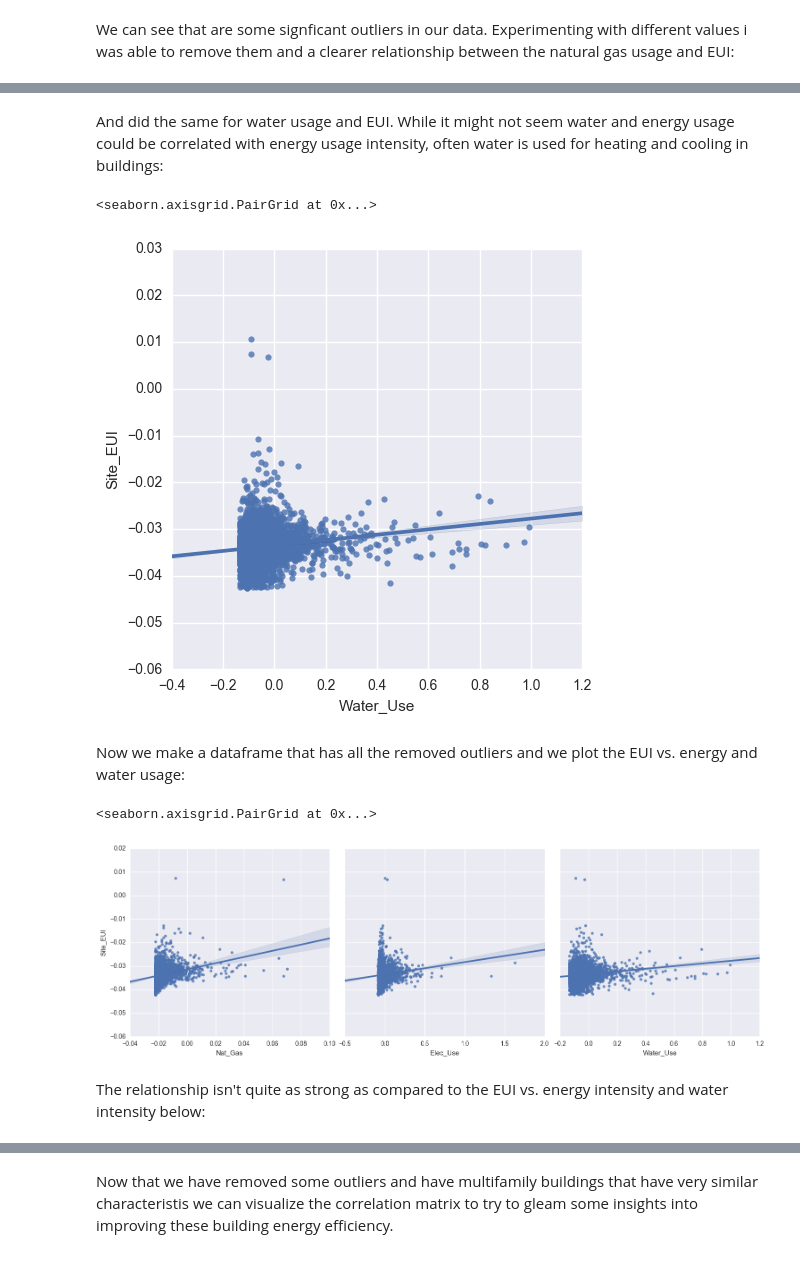
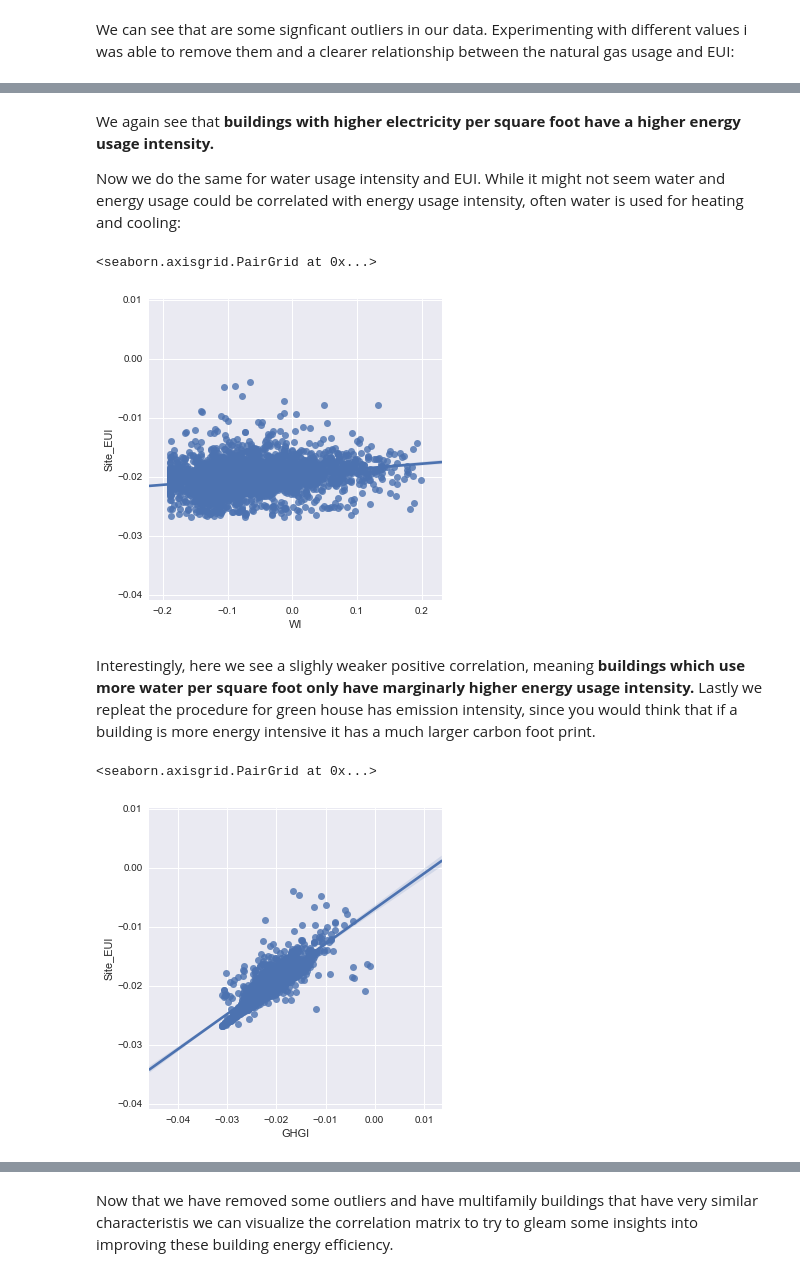
Before and after one commit to mdh266/NYCBuildingEnergyUse, a Jupyter notebook: Local_Law_84_Analysis.ipynb, the cells around one changed output, grey strips where cells are left out. Cells and saved outputs as stored; diff of their text form; code cells hidden in the pictures.

```diff
--- a/Local_Law_84_Analysis.ipynb
+++ b/Local_Law_84_Analysis.ipynb
@@ -36,10 +42,19 @@ As mentioned before this data was rather messy, I created functions to clean the
 # %%
-## import pandas as pd
+import pandas as pd
 import matplotlib.pyplot as plt
 import seaborn as sns
 %matplotlib inline
-from Cleaning_Functions import *
-from Plotting_Functions import *
+sns.set()
+from Cleaning_Functions import (initial_clean,
+                                convert_GeoPandas_to_Bokeh_format,
+                                group_property_types)
 
-df_2016 = pd.read_excel("nyc_benchmarking_disclosure_data_reported_in_2016.xlsx")
+from Plotting_Functions import plot_years_built, make_interactive_cloropleth_map
+
+# Here we specifify a few data types as integers while reading in the Excel
+df_2016 = pd.read_excel("data/nyc_benchmarking_disclosure_data_reported_in_2016.xlsx",
+                       converters={'Street Number':int,
+                                   'Zip Code':int,
+                                   'Year Build':int,
+                                   'ENERGY STAR Score':int})
 # %% [markdown]
@@ -285,15 +300,14 @@ We can see again, large variations in the energy data, with most of it being bet
 
 Now let's take a look at how the performance features relate to by plotting the correlation matrix. But first since we have so much missing data, let's take at the total number of multifamily buildings and the number of multifamily buildings without missing data.
 # %%
-cols_to_drop = ['BBL','BINs','Street_Number','Street_Name',
-                'Zip_Code', 'Borough','Benchmarking_Status',
-                'Property_Type', 'Occupancy']
+cols_to_drop = ['BBL','BINs','Street_Number','Street_Name', 'Occupancy',
+                'Borough','Benchmarking_Status','Property_Type']
 
 X = Multifamily_Buildings.drop(cols_to_drop,axis=1)
 X_clean = X.dropna()
 
-print "Total Multifamily Buildings: " + str(X.shape[0])
-print "Total Multifamily Buildings without missing data: " + str(X_clean.shape[0])
+print("Total Multifamily Buildings: {}".format(X.shape[0]))
+print("Total Multifamily Buildings without missing data: {}".format(X_clean.shape[0]))
 # %% [output]
 Total Multifamily Buildings: 8699
 Total Multifamily Buildings without missing data: 4407
@@ -321,0 +351,5 @@ The previously mentioned correlations are now stronger, but still too weak a cor
+# %%
+X_s_clean = X_s_clean.drop("Zip_Code",axis=1)\
+                     .merge(X_clean[['Zip_Code']],
+                           left_index=True,
+                           right_index=True)
@@ -361,33 +395,28 @@ sns.pairplot(X_s_Elec_Use,
 # %% [markdown]
-And did the same for water usage and EUI.  While it might not seem water and energy usage could be correlated with energy usage intensity, often water is used for heating and cooling in buildings:
+We again see that **buildings with higher electricity per square foot have a higher energy usage intensity.**
+
+Now we do the same for water usage intensity and EUI.  While it might not seem water and energy usage could be correlated with energy usage intensity, often water is used for heating and cooling:
 # %%
-X_s_Water_Use = X_s[X_s.Water_Use < 1]
-X_s_Water_Use = X_s_Water_Use[X_s_Water_Use.Site_EUI < 0.04]
+X_s_Water_Use = X_s_clean[(X_s_clean.WI < 0.2) & (X_s_clean.Site_EUI < 0.01)]
 sns.pairplot(X_s_Water_Use,
-             x_vars='Water_Use',
+             x_vars='WI',
              y_vars='Site_EUI',
              kind='reg',
              size=5,
              dropna=True)
 # %% [output]
 <seaborn.axisgrid.PairGrid at 0x...>
-[figure, old version]
+[figure, new version]
-# %% [markdown]
-Now we make a dataframe that has all the removed outliers and we plot the EUI vs. energy and water usage:
+# %% [markdown]
+Interestingly, here we see a slighly weaker positive correlation, meaning **buildings which use more water per square foot only have marginarly higher energy usage intensity.** Lastly we repleat the procedure for green house has emission intensity, since you would think that if a building is more energy intensive it has a much larger carbon foot print.
 # %%
-X_outliers_removed = X_s[X_s.Nat_Gas < 0.4]
-X_outliers_removed = X_outliers_removed[X_outliers_removed.Elec_Use < 2]
-X_outliers_removed = X_outliers_removed[X_outliers_removed.Site_EUI < 0.08]
-X_outliers_removed = X_outliers_removed[X_outliers_removed.Water_Use < 1]
-
-sns.pairplot(X_outliers_removed,
-             x_vars=['Nat_Gas','Elec_Use','Water_Use'],
+X_s_GHG = X_s_clean[(X_s_clean.GHGI < 0.02) & (X_s_clean.Site_EUI < 0.01)]
+sns.pairplot(X_s_GHG,
+             x_vars='GHGI',
              y_vars='Site_EUI',
-             kind = 'reg',
+             kind='reg',
              size=5,
              dropna=True)
 # %% [output]
 <seaborn.axisgrid.PairGrid at 0x...>
-[figure, old version]
+[figure, new version]
-# %% [markdown]
-The relationship isn't quite as strong as compared to the EUI vs. energy intensity and water intensity below:
```
Also changed, not shown: parts of 86 cells of this notebook, 5 other files.
